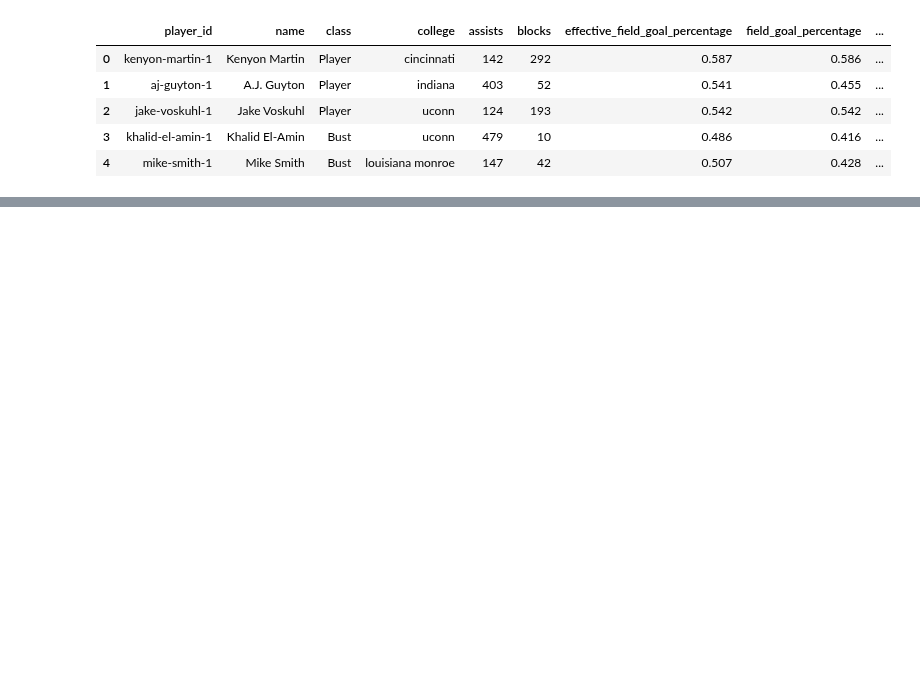
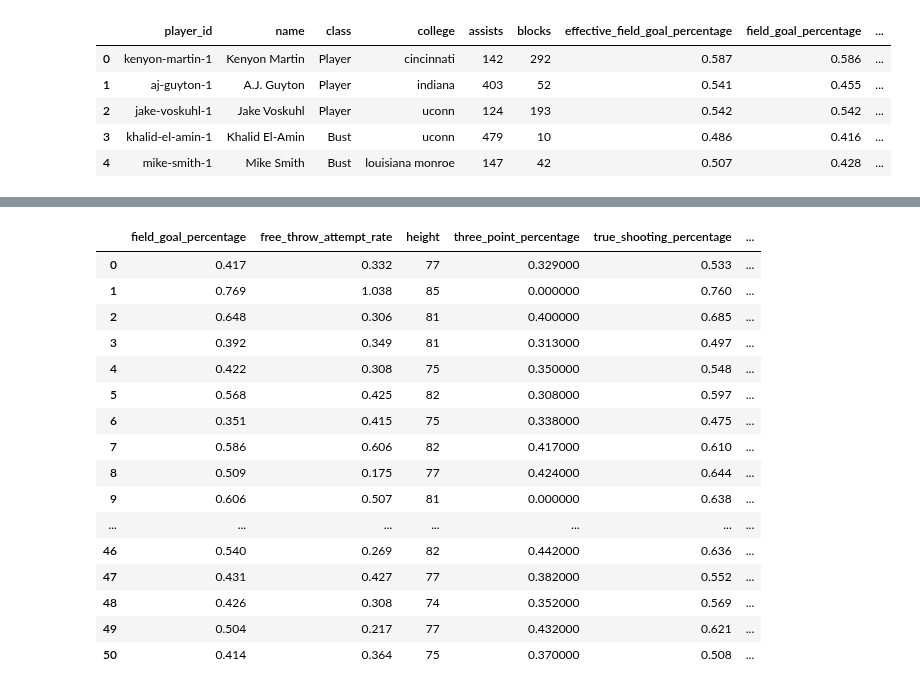
Before and after one commit to woodfin8/Draft_Machine, a Jupyter notebook: NeuralNetwork_Keras_v3_kfold.ipynb, the cells around one changed output, grey strips where cells are left out. Saved outputs shown, nothing was run; the diff lists cells and outputs as text; code cells hidden in the pictures; blank space fills up the shorter version.

```diff
--- a/NeuralNetwork_Keras_v3_kfold.ipynb
+++ b/NeuralNetwork_Keras_v3_kfold.ipynb
@@ -205,3 +197,23 @@ Epoch 100/100
+# %%
+Xnew
+# %% [output]
+|  | field_goal_percentage | free_throw_attempt_rate | height | three_point_percentage | true_shooting_percentage | ... |
+| 0 | 0.417 | 0.332 | 77 | 0.329000 | 0.533 | ... |
+| 1 | 0.769 | 1.038 | 85 | 0.000000 | 0.760 | ... |
+| 2 | 0.648 | 0.306 | 81 | 0.400000 | 0.685 | ... |
+| 3 | 0.392 | 0.349 | 81 | 0.313000 | 0.497 | ... |
+| 4 | 0.422 | 0.308 | 75 | 0.350000 | 0.548 | ... |
+| 5 | 0.568 | 0.425 | 82 | 0.308000 | 0.597 | ... |
+| 6 | 0.351 | 0.415 | 75 | 0.338000 | 0.475 | ... |
+| 7 | 0.586 | 0.606 | 82 | 0.417000 | 0.610 | ... |
+| 8 | 0.509 | 0.175 | 77 | 0.424000 | 0.644 | ... |
+| 9 | 0.606 | 0.507 | 81 | 0.000000 | 0.638 | ... |
+| ... | ... | ... | ... | ... | ... | ... |
+| 46 | 0.540 | 0.269 | 82 | 0.442000 | 0.636 | ... |
+| 47 | 0.431 | 0.427 | 77 | 0.382000 | 0.552 | ... |
+| 48 | 0.426 | 0.308 | 74 | 0.352000 | 0.569 | ... |
+| 49 | 0.504 | 0.217 | 77 | 0.432000 | 0.621 | ... |
+| 50 | 0.414 | 0.364 | 75 | 0.370000 | 0.508 | ... |
 # %%
 # Save the model
 
```
Also changed, not shown: parts of 14 cells of this notebook, 2 other files.
